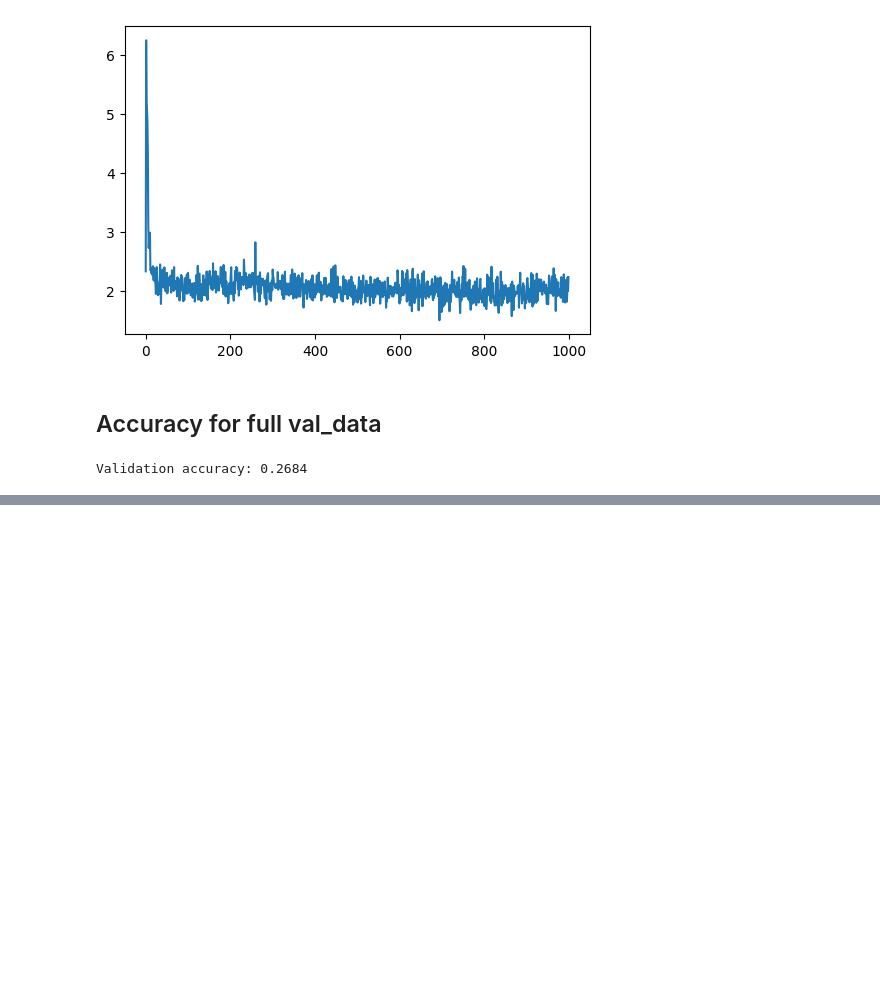
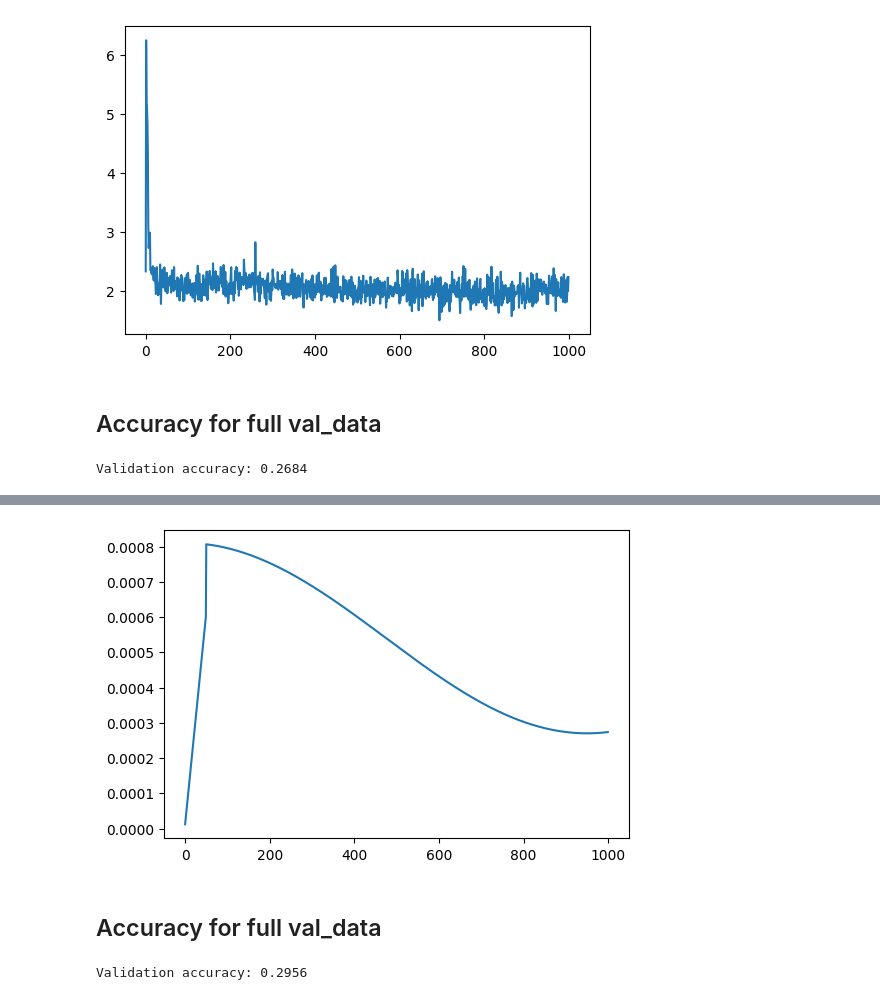
Before and after one commit to samitha278/nanoViT, a Jupyter notebook: test_vit.ipynb, the cells around one changed output, grey strips where cells are left out. Drawn from its saved outputs; the diff is of its cells as text; code cells hidden in the pictures; blank space fills up the shorter version.

```diff
--- a/test_vit.ipynb
+++ b/test_vit.ipynb
@@ -474,0 +621,25 @@ Validation accuracy: 0.2684
+# %%
+plt.figure(figsize=(6,4))
+plt.plot(lrs)
+plt.show()
+# %% [output]
+[figure, added]
+# %% [markdown]
+## Accuracy for full val_data
+# %%
+torch.manual_seed(278)
+if torch.cuda.is_available():
+    torch.cuda.manual_seed(278)
+
+correct, total = 0, 0
+for xb, yb in val_data:
+    xb,yb = xb.to(device),yb.to(device)
+    logits = vit(xb)
+    preds = torch.argmax(logits, dim=-1)
+    correct += (preds == yb).sum().item()
+    total += yb.size(0)
+
+val_acc = correct / total
+print(f"Validation accuracy: {val_acc:.4f}")
+# %% [output]
+Validation accuracy: 0.2956
```
Also changed, not shown: parts of 6 cells of this notebook.
